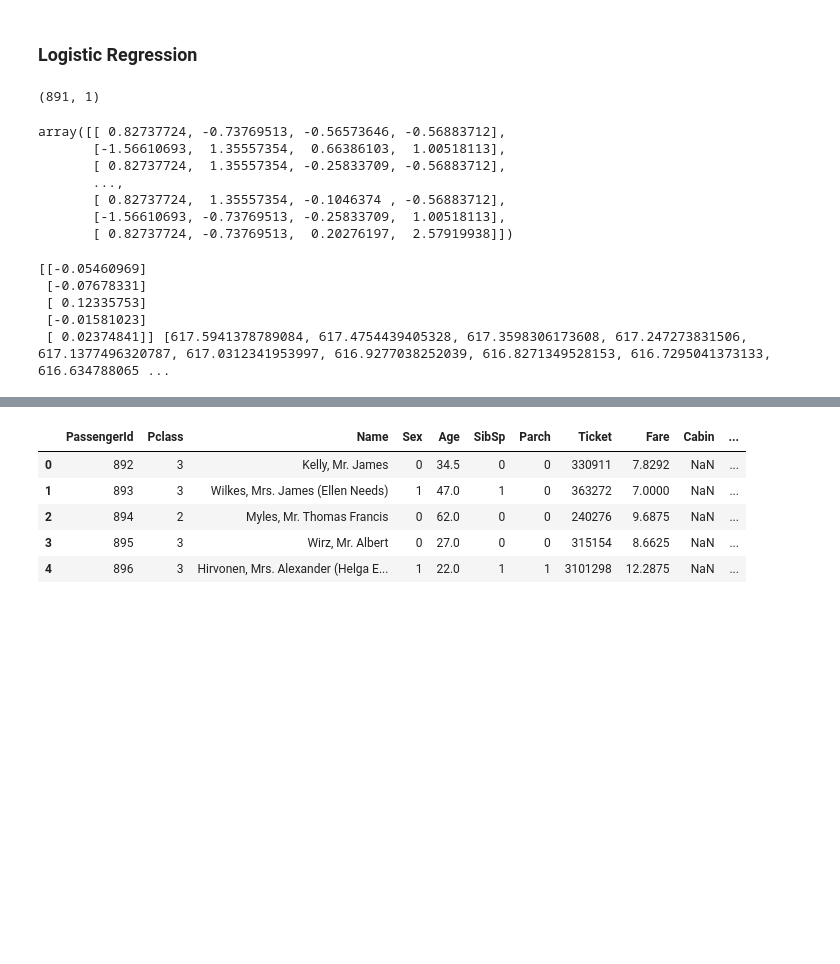
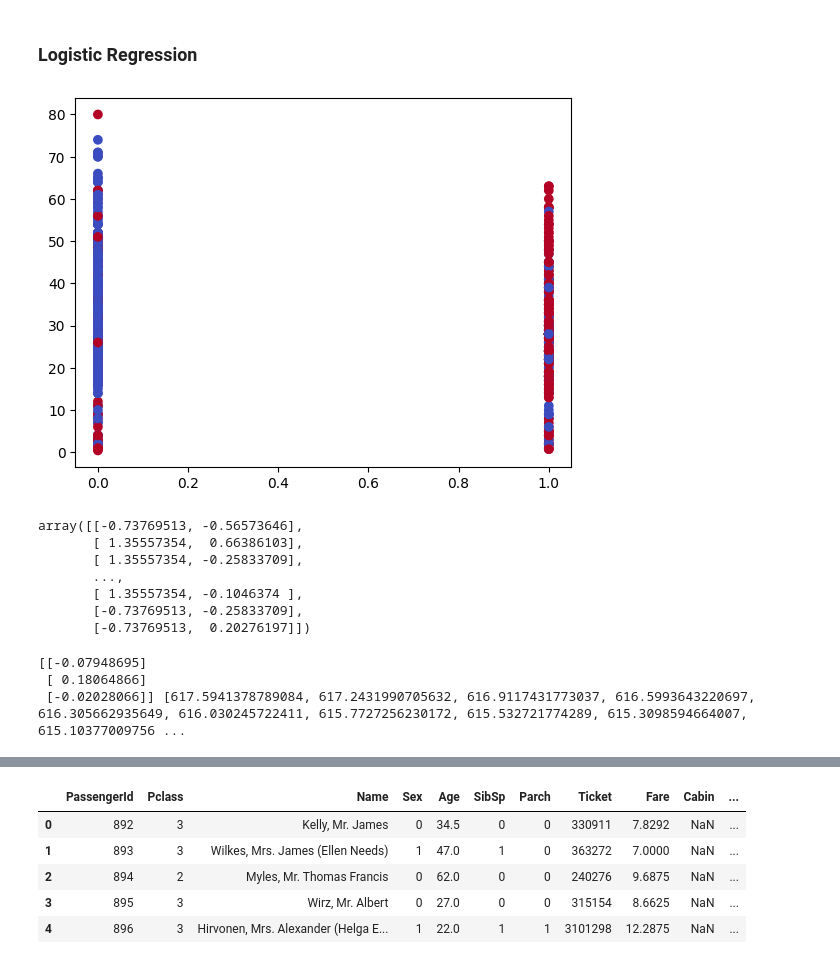
Before and after one commit to swhoosh/Pattern-Recognition, a Jupyter notebook: HW/HW01/hw1.ipynb, the cells around one changed output, grey strips where cells are left out. Cells and saved outputs as stored; diff of their text form; code cells hidden in the pictures; blank space fills up the shorter version.

```diff
--- a/HW/HW01/hw1.ipynb
+++ b/HW/HW01/hw1.ipynb
@@ -151,32 +151,35 @@ train.head()
 # %% [markdown]
 ### Logistic Regression
 # %%
-X_train = np.array(train[["Pclass","Sex","Age","Embarked"]].values, dtype = float)
+# X_train = np.array(train[["Pclass","Sex","Age","Embarked"]].values, dtype = float)
+X_train = np.array(train[["Sex","Age"]].values, dtype = float)
 y_train = np.array(train["Survived"].values, dtype = float).reshape(-1,1)
+
+plt.scatter(X_train[:,0], X_train[:,1], c=y_train[:,0], cmap=plt.cm.coolwarm, s=20, edgecolors='k')
+
+X_train_mean = X_train.mean(axis=0)
+X_train_std = X_train.std(axis=0)
 
 # normalize X_train for each column
 for i in range(X_train.shape[1]):
-    X_train[:,i] = (X_train[:,i] - X_train[:,i].mean()) / X_train[:,i].std()
-
-X_train.shape
-y_train.shape
+    X_train[:,i] = (X_train[:,i] - X_train_mean[i]) / X_train_std[i]
 # %% [output]
-(891, 1)
+[figure, added]
 # %%
 X_train
 # %% [output]
-array([[ 0.82737724, -0.73769513, -0.56573646, -0.56883712],
-       [-1.56610693,  1.35557354,  0.66386103,  1.00518113],
-       [ 0.82737724,  1.35557354, -0.25833709, -0.56883712],
+array([[-0.73769513, -0.56573646],
+       [ 1.35557354,  0.66386103],
+       [ 1.35557354, -0.25833709],
        ...,
-       [ 0.82737724,  1.35557354, -0.1046374 , -0.56883712],
-       [-1.56610693, -0.73769513, -0.25833709,  1.00518113],
-       [ 0.82737724, -0.73769513,  0.20276197,  2.57919938]])
+       [ 1.35557354, -0.1046374 ],
+       [-0.73769513, -0.25833709],
+       [-0.73769513,  0.20276197]])
 # %%
 def sigmoid(x):
         return 1 / (1 + np.exp(-x))
 
-def model(X, y, learning_rate, max_iter=500):
+def model(X, y, learning_rate, max_iter=250):
     def cost_function(y_pred, y):
         epsilon = 1e-15  # Small constant to prevent log(0)
         return -1 / m * (np.sum(y * np.log(y_pred + epsilon) + (1 - y) * np.log(1 - y_pred + epsilon)))
@@ -203,14 +206,12 @@ def model(X, y, learning_rate, max_iter=500):
     return weights, cost_list
 
 
-best_weights, cost_list = model(X_train, y_train, 0.001)
+best_weights, cost_list = model(X_train, y_train, 0.003)
 print(best_weights, cost_list)
 # %% [output]
-[[-0.05460969]
- [-0.07678331]
- [ 0.12335753]
- [-0.01581023]
- [ 0.02374841]] [617.5941378789084, 617.4754439405328, 617.3598306173608, 617.247273831506, 617.1377496320787, 617.0312341953997, 616.9277038252039, 616.8271349528153, 616.7295041373133, 616.634788065 ...
+[[-0.07948695]
+ [ 0.18064866]
+ [-0.02028066]] [617.5941378789084, 617.2431990705632, 616.9117431773037, 616.5993643220697, 616.305662935649, 616.030245722411, 615.7727256230172, 615.532721774289, 615.3098594664007, 615.10377009756 ...
 # %%
 iteration = np.linspace(1, len(cost_list), len(cost_list))
 
```
Also changed, not shown: parts of 4 cells of this notebook.
